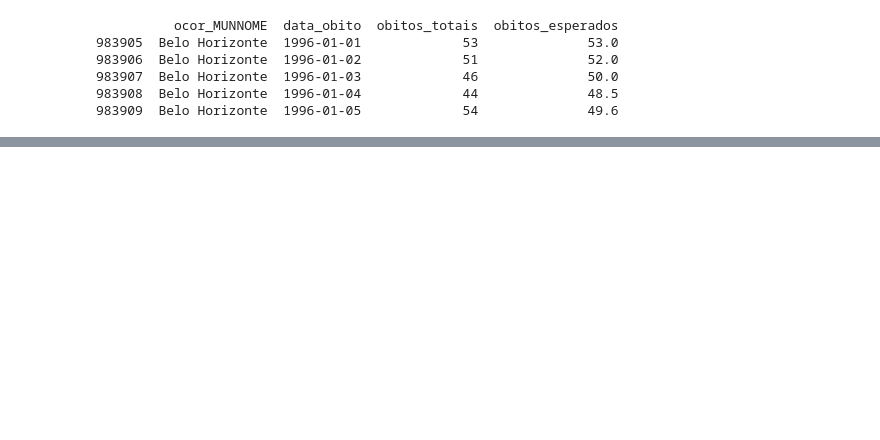
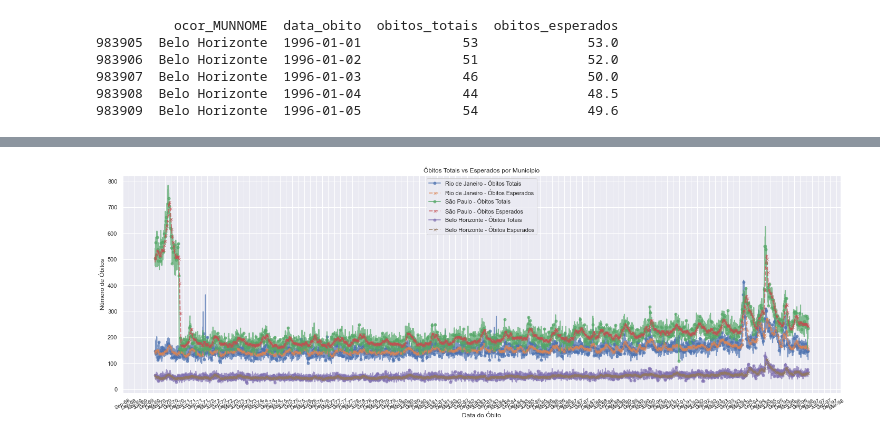
Before and after one commit to jrijo7/IC_LASA, a Jupyter notebook: filtro_df_lasa.ipynb, the cells around one changed output, grey strips where cells are left out. Cells and saved outputs as stored; diff of their text form; code cells hidden in the pictures; blank space fills up the shorter version.

Commit message:
ainda tentando ajustar os graficos

```diff
--- a/filtro_df_lasa.ipynb
+++ b/filtro_df_lasa.ipynb
@@ -235,3 +287,44 @@ plt.show()
+# %%
+import matplotlib.pyplot as plt
+import seaborn as sns
+import matplotlib.dates as mdates
+
+# Configurar o estilo dos gráficos
+sns.set_theme(style="darkgrid")
+
+# Criar gráficos para cada cidade selecionada
+cidades_para_comparacao = ['Rio de Janeiro', 'São Paulo', 'Belo Horizonte']
+
+plt.figure(figsize=(20, 7))
+
+for cidade in cidades_para_comparacao:
+    df_cidade = df_comparacao[df_comparacao['ocor_MUNNOME'] == cidade]
+
+    # Criar gráfico de linha com melhorias
+    plt.plot(df_cidade['data_obito'], df_cidade['obitos_totais'],
+             label=f'{cidade} - Óbitos Totais', marker='o', linestyle='-',
+             markersize=5, alpha=0.7, linewidth=2, markevery=10)
+
+    plt.plot(df_cidade['data_obito'], df_cidade['obitos_esperados'],
+             label=f'{cidade} - Óbitos Esperados', marker='x', linestyle='--',
+             markersize=5, alpha=0.7, linewidth=2, markevery=10)
+
+# Configurar rótulos e título
+plt.xlabel('Data do Óbito')
+plt.ylabel('Número de Óbitos')
+plt.title('Óbitos Totais vs Esperados por Município')
+
+# Melhorar a visualização do eixo X
+plt.xticks(rotation=30, fontsize=10)
+plt.gca().xaxis.set_major_locator(mdates.MonthLocator(interval=3))  # Mostrar uma data a cada 3 meses
+plt.gca().xaxis.set_major_formatter(mdates.DateFormatter('%b-%y'))  # Formato mais curto (ex: "Jan-21")
+
+# Ajustar layout e exibir gráfico
+plt.legend()
+plt.tight_layout()
+plt.show()
+# %% [output]
+[figure, added]
 # %%
 #import matplotlib.pyplot as plt
 #import seaborn as sns
```
Also changed, not shown: parts of 13 cells of this notebook.
